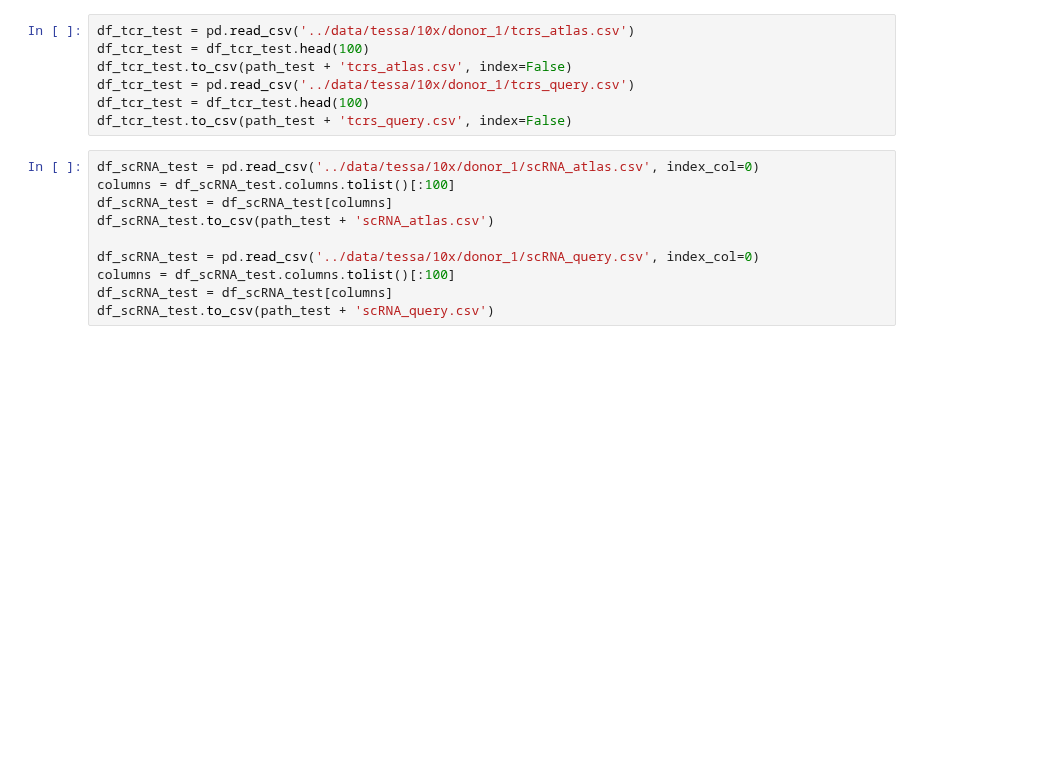
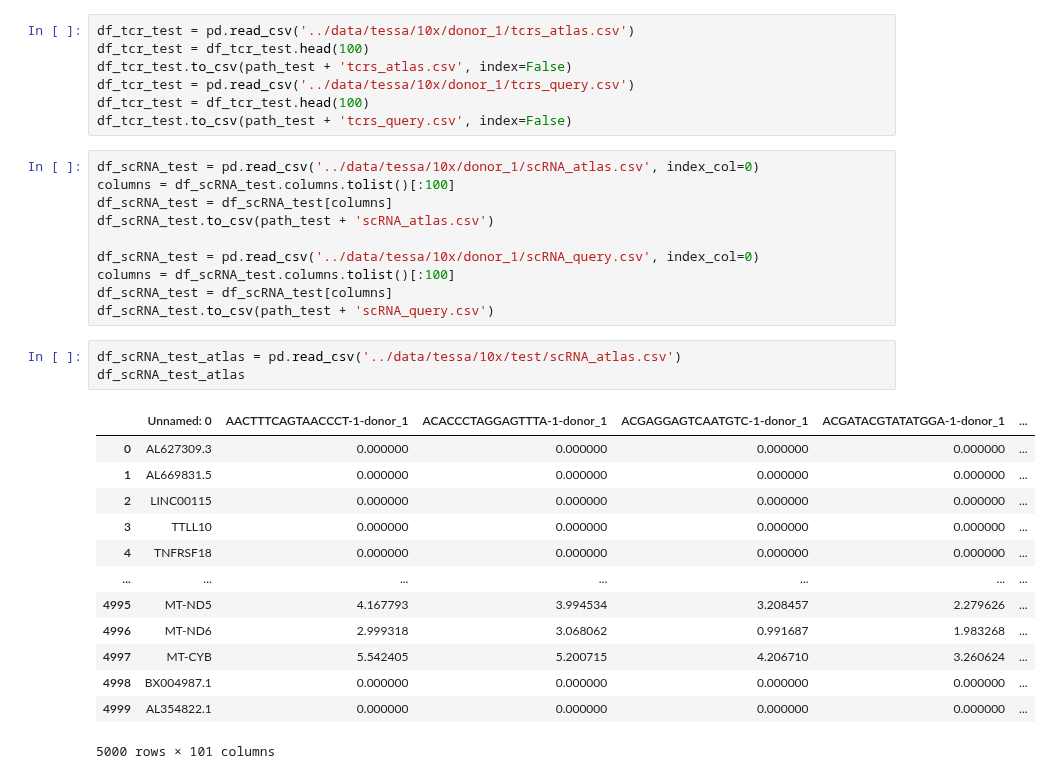
Before and after one commit to SchubertLab/mvTCR, a Jupyter notebook: baseline/DataPreparation_Tessa.ipynb, the cells around one changed output. Cells and saved outputs as stored; diff of their text form; blank space fills up the shorter version.

```diff
--- a/baseline/DataPreparation_Tessa.ipynb
+++ b/baseline/DataPreparation_Tessa.ipynb
@@ -100,3 +98,20 @@ df_scRNA_test = pd.read_csv('../data/tessa/10x/donor_1/scRNA_query.csv', index_c
 columns = df_scRNA_test.columns.tolist()[:100]
 df_scRNA_test = df_scRNA_test[columns]
 df_scRNA_test.to_csv(path_test + 'scRNA_query.csv')
+# %%
+df_scRNA_test_atlas = pd.read_csv('../data/tessa/10x/test/scRNA_atlas.csv')
+df_scRNA_test_atlas
+# %% [output]
+|  | Unnamed: 0 | AACTTTCAGTAACCCT-1-donor_1 | ACACCCTAGGAGTTTA-1-donor_1 | ACGAGGAGTCAATGTC-1-donor_1 | ACGATACGTATATGGA-1-donor_1 | ... |
+| 0 | AL627309.3 | 0.000000 | 0.000000 | 0.000000 | 0.000000 | ... |
+| 1 | AL669831.5 | 0.000000 | 0.000000 | 0.000000 | 0.000000 | ... |
+| 2 | LINC00115 | 0.000000 | 0.000000 | 0.000000 | 0.000000 | ... |
+| 3 | TTLL10 | 0.000000 | 0.000000 | 0.000000 | 0.000000 | ... |
+| 4 | TNFRSF18 | 0.000000 | 0.000000 | 0.000000 | 0.000000 | ... |
+| ... | ... | ... | ... | ... | ... | ... |
+| 4995 | MT-ND5 | 4.167793 | 3.994534 | 3.208457 | 2.279626 | ... |
+| 4996 | MT-ND6 | 2.999318 | 3.068062 | 0.991687 | 1.983268 | ... |
+| 4997 | MT-CYB | 5.542405 | 5.200715 | 4.206710 | 3.260624 | ... |
+| 4998 | BX004987.1 | 0.000000 | 0.000000 | 0.000000 | 0.000000 | ... |
+| 4999 | AL354822.1 | 0.000000 | 0.000000 | 0.000000 | 0.000000 | ... |
+5000 rows × 101 columns
```
Also changed, not shown: parts of 5 cells of this notebook, 1 other file.
